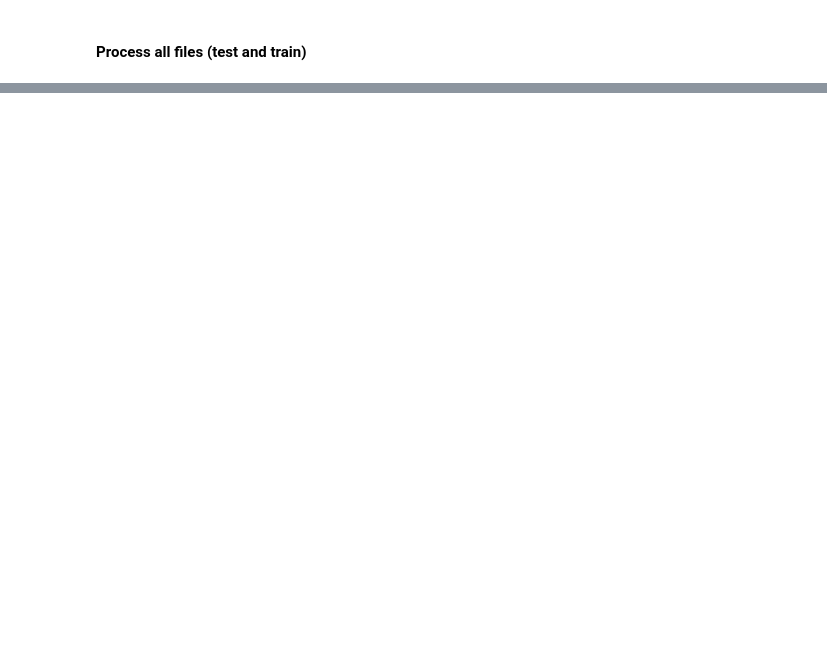
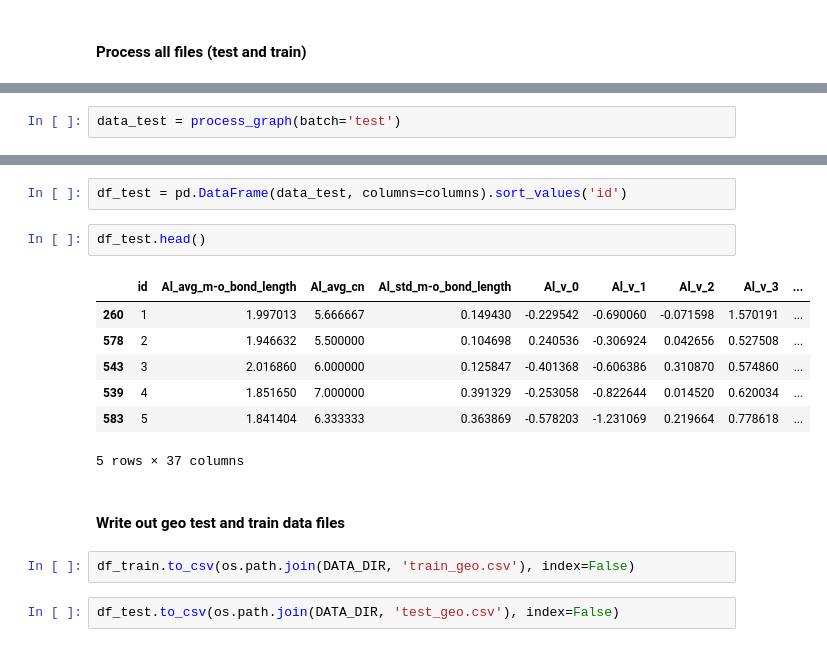
Before and after one commit to jzmnd/tco-nomad2018, a Jupyter notebook: process_crystal_graph.ipynb, the cells around one changed output, grey strips where cells are left out. Saved outputs shown, nothing was run; the diff lists cells and outputs as text; blank space fills up the shorter version.

```diff
--- a/process_crystal_graph.ipynb
+++ b/process_crystal_graph.ipynb
@@ -259,0 +334,2 @@ def process_graph(batch='train'):
+# %%
+data_test = process_graph(batch='test')
@@ -259,0 +380,18 @@ def process_graph(batch='train'):
+# %%
+df_test = pd.DataFrame(data_test, columns=columns).sort_values('id')
+# %%
+df_test.head()
+# %% [output]
+|  | id | Al_avg_m-o_bond_length | Al_avg_cn | Al_std_m-o_bond_length | Al_v_0 | Al_v_1 | Al_v_2 | Al_v_3 | ... |
+| 260 | 1 | 1.997013 | 5.666667 | 0.149430 | -0.229542 | -0.690060 | -0.071598 | 1.570191 | ... |
+| 578 | 2 | 1.946632 | 5.500000 | 0.104698 | 0.240536 | -0.306924 | 0.042656 | 0.527508 | ... |
+| 543 | 3 | 2.016860 | 6.000000 | 0.125847 | -0.401368 | -0.606386 | 0.310870 | 0.574860 | ... |
+| 539 | 4 | 1.851650 | 7.000000 | 0.391329 | -0.253058 | -0.822644 | 0.014520 | 0.620034 | ... |
+| 583 | 5 | 1.841404 | 6.333333 | 0.363869 | -0.578203 | -1.231069 | 0.219664 | 0.778618 | ... |
+5 rows × 37 columns
+# %% [markdown]
+#### Write out geo test and train data files
+# %%
+df_train.to_csv(os.path.join(DATA_DIR, 'train_geo.csv'), index=False)
+# %%
+df_test.to_csv(os.path.join(DATA_DIR, 'test_geo.csv'), index=False)
```
Also changed, not shown: parts of 23 cells of this notebook, 2 other files.
